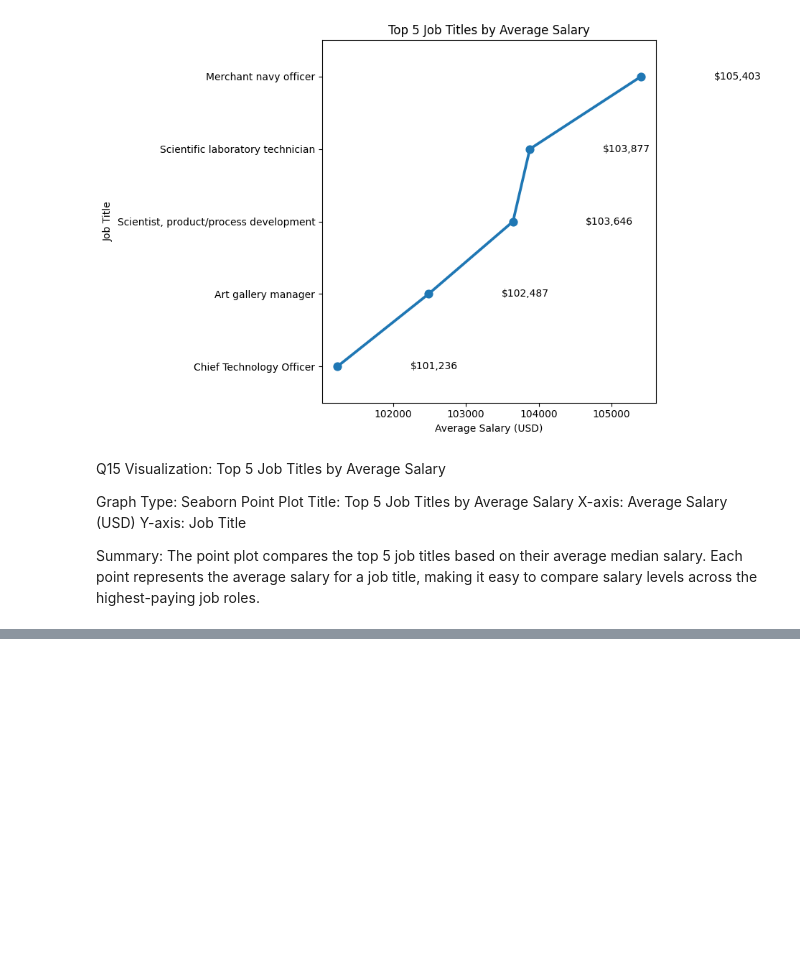
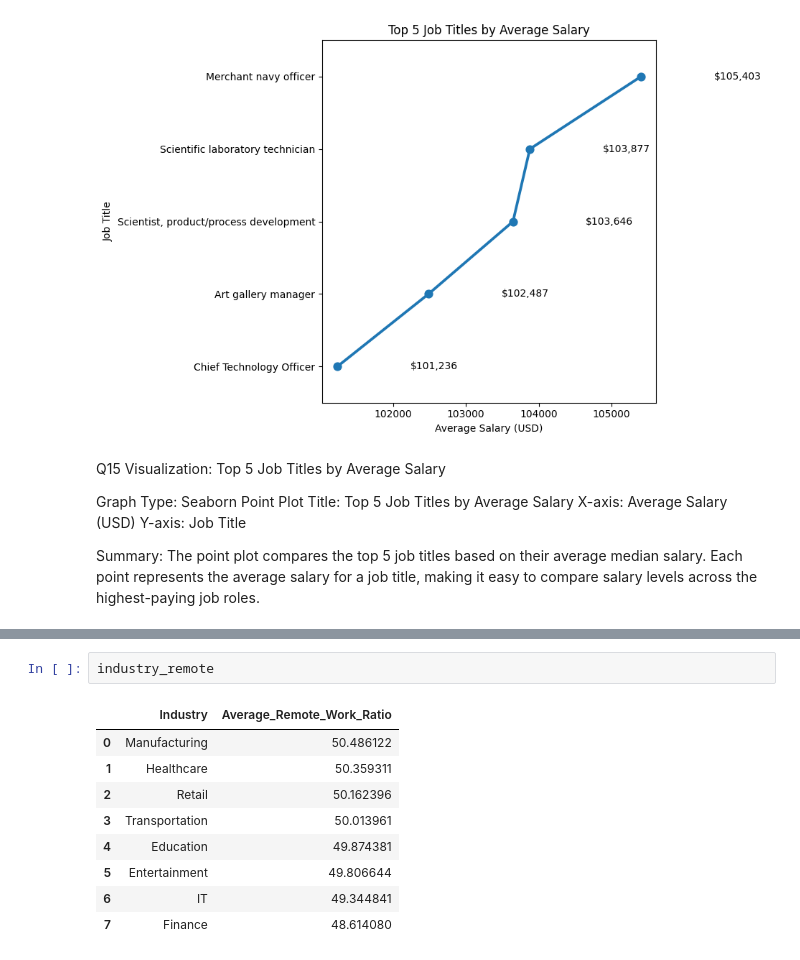
Before and after one commit to AJ0043/AI-Future-of-Jobs-Intelligence-Platform, a Jupyter notebook: AI_Adoption_&_Growth_Analysis.ipynb, the cells around one changed output, grey strips where cells are left out. Saved outputs shown, nothing was run; the diff lists cells and outputs as text; blank space fills up the shorter version.

```diff
--- a/AI_Adoption_&_Growth_Analysis.ipynb
+++ b/AI_Adoption_&_Growth_Analysis.ipynb
@@ -3463,0 +3544,12 @@ The point plot compares the top 5 job titles based on their average median salar
+# %%
+industry_remote
+# %% [output]
+|  | Industry | Average_Remote_Work_Ratio |
+| 0 | Manufacturing | 50.486122 |
+| 1 | Healthcare | 50.359311 |
+| 2 | Retail | 50.162396 |
+| 3 | Transportation | 50.013961 |
+| 4 | Education | 49.874381 |
+| 5 | Entertainment | 49.806644 |
+| 6 | IT | 49.344841 |
+| 7 | Finance | 48.614080 |
```
Also changed, not shown: parts of 6 cells of this notebook.
